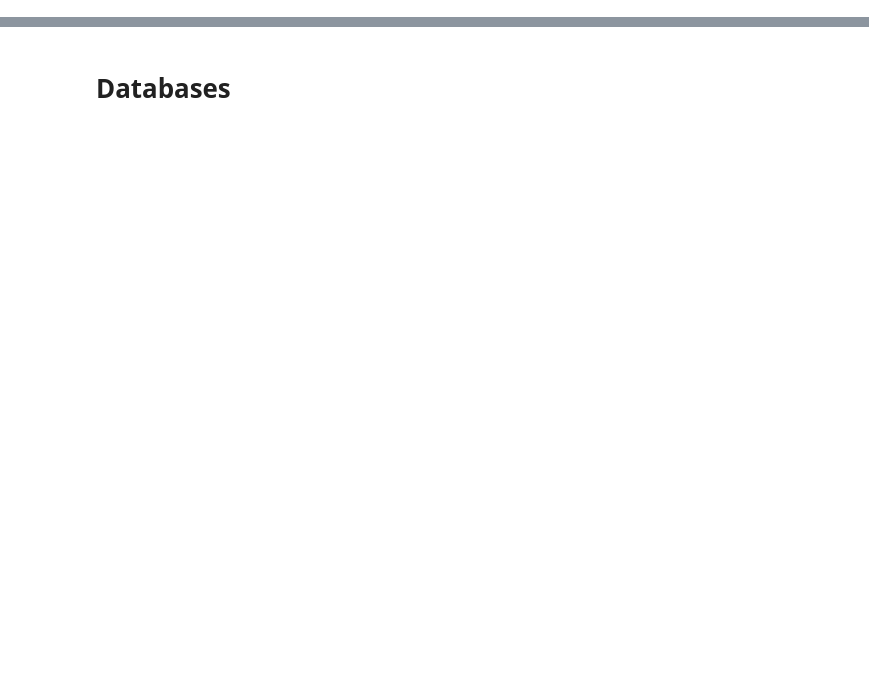
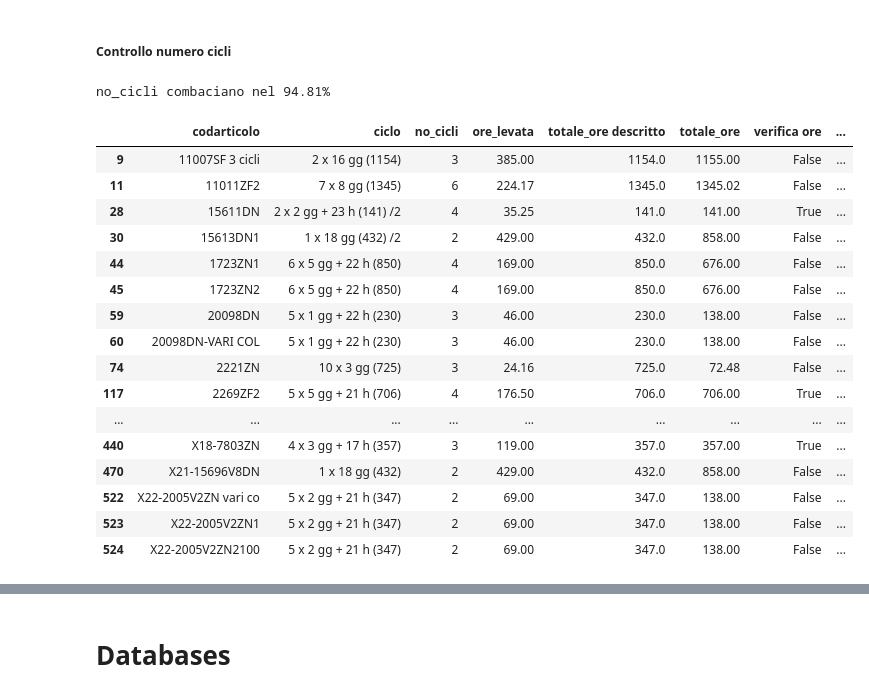
Before and after one commit to Dr3dre/LeMur, a Jupyter notebook: data_relations.ipynb, the cells around one changed output, grey strips where cells are left out. Drawn from its saved outputs; the diff is of its cells as text; code cells hidden in the pictures; blank space fills up the shorter version.

```diff
--- a/data_relations.ipynb
+++ b/data_relations.ipynb
@@ -0,0 +105,31 @@
+# %% [markdown]
+##### Controllo numero cicli
+# %%
+# check cicli
+df['no_cicli descritto'] = df['ciclo'].str.extract(r'(\d{0,2})').astype(int)
+df['differenza cicli'] = df['no_cicli'] - df['no_cicli descritto']
+df['verifica cicli'] = np.equal(df['no_cicli descritto'], df['no_cicli'])
+
+average = (df['verifica cicli'].sum() / df['verifica cicli'].count())*100
+
+print(f"no_cicli combaciano nel {average:.2f}%")
+df[df['verifica cicli'] == False]
+# %% [output]
+no_cicli combaciano nel 94.81%
+|  | codarticolo | ciclo | no_cicli | ore_levata | totale_ore descritto | totale_ore | verifica ore | ... |
+| 9 | 11007SF 3 cicli | 2 x 16 gg (1154) | 3 | 385.00 | 1154.0 | 1155.00 | False | ... |
+| 11 | 11011ZF2 | 7 x 8 gg (1345) | 6 | 224.17 | 1345.0 | 1345.02 | False | ... |
+| 28 | 15611DN | 2 x 2 gg + 23 h (141) /2 | 4 | 35.25 | 141.0 | 141.00 | True | ... |
+| 30 | 15613DN1 | 1 x 18 gg (432) /2 | 2 | 429.00 | 432.0 | 858.00 | False | ... |
+| 44 | 1723ZN1 | 6 x 5 gg + 22 h (850) | 4 | 169.00 | 850.0 | 676.00 | False | ... |
+| 45 | 1723ZN2 | 6 x 5 gg + 22 h (850) | 4 | 169.00 | 850.0 | 676.00 | False | ... |
+| 59 | 20098DN | 5 x 1 gg + 22 h (230) | 3 | 46.00 | 230.0 | 138.00 | False | ... |
+| 60 | 20098DN-VARI COL | 5 x 1 gg + 22 h (230) | 3 | 46.00 | 230.0 | 138.00 | False | ... |
+| 74 | 2221ZN | 10 x 3 gg (725) | 3 | 24.16 | 725.0 | 72.48 | False | ... |
+| 117 | 2269ZF2 | 5 x 5 gg + 21 h (706) | 4 | 176.50 | 706.0 | 706.00 | True | ... |
+| ... | ... | ... | ... | ... | ... | ... | ... | ... |
+| 440 | X18-7803ZN | 4 x 3 gg + 17 h (357) | 3 | 119.00 | 357.0 | 357.00 | True | ... |
+| 470 | X21-15696V8DN | 1 x 18 gg (432) | 2 | 429.00 | 432.0 | 858.00 | False | ... |
+| 522 | X22-2005V2ZN vari co | 5 x 2 gg + 21 h (347) | 2 | 69.00 | 347.0 | 138.00 | False | ... |
+| 523 | X22-2005V2ZN1 | 5 x 2 gg + 21 h (347) | 2 | 69.00 | 347.0 | 138.00 | False | ... |
+| 524 | X22-2005V2ZN2100 | 5 x 2 gg + 21 h (347) | 2 | 69.00 | 347.0 | 138.00 | False | ... |
```
Also changed, not shown: parts of 33 cells of this notebook, 6 other files.
